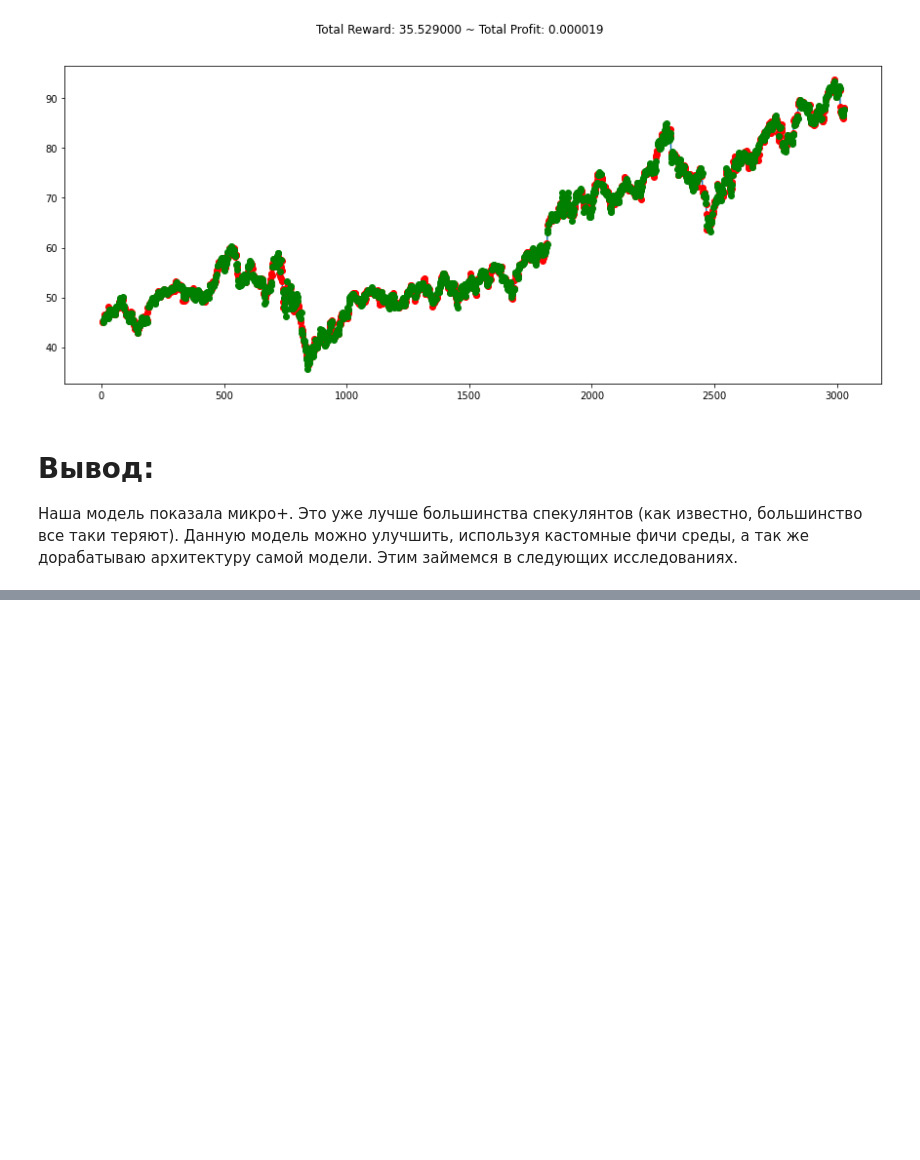
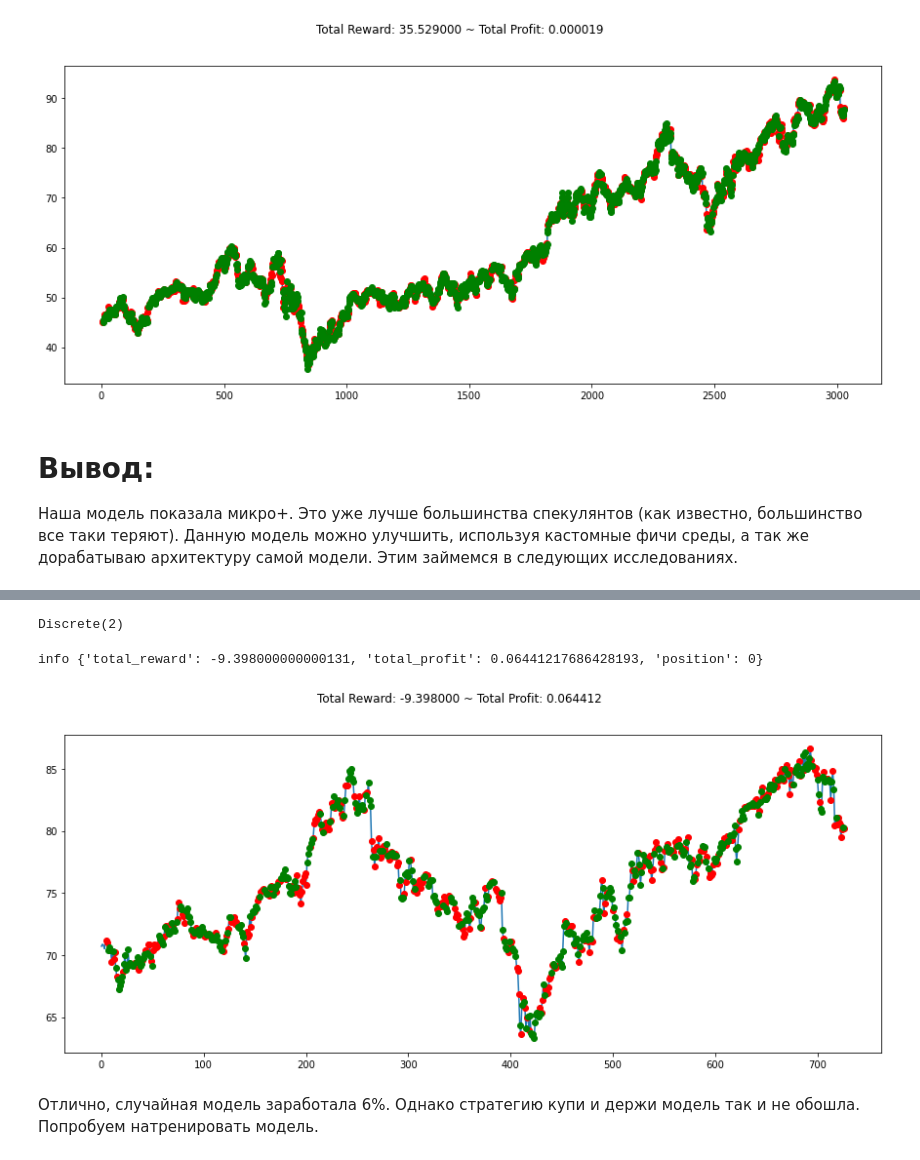
Before and after one commit to IaroslavKonev/Stocks_Market, a Jupyter notebook: PG - RL.ipynb, the cells around one changed output, grey strips where cells are left out. Cells and saved outputs as stored; diff of their text form; code cells hidden in the pictures; blank space fills up the shorter version.

```diff
--- a/PG - RL.ipynb
+++ b/PG - RL.ipynb
@@ -188,0 +253,2 @@ plt.show()
+# %%
+df = df.drop("OpenInt", axis=1)
@@ -188,0 +259,2 @@ plt.show()
+# %%
+df = df.dropna()
@@ -188,0 +282,7 @@ plt.show()
+# %%
+# Создаем константы
+WEEK = 5
+TRAIN = int(len(df)*.75)
+# %%
+# Создаем среду
+env = gym.make('stocks-v0', df=df, frame_bound=(WEEK,TRAIN), window_size=WEEK)
@@ -188,0 +300,24 @@ plt.show()
+# %%
+# Проверяем действия агента (их должно быть 2: покупка или продажа)
+env.action_space
+# %% [output]
+Discrete(2)
+# %%
+# Запускаем агента в среде со случайным порядком действий
+state = env.reset()
+while True:
+    action = env.action_space.sample()
+    n_state, reward, done, info = env.step(action)
+    if done:
+        print("info", info)
+        break
+
+plt.figure(figsize=(15,6))
+plt.cla()
+env.render_all()
+plt.show()
+# %% [output]
+info {'total_reward': -9.398000000000131, 'total_profit': 0.06441217686428193, 'position': 0}
+[figure, added]
+# %% [markdown]
+Отлично, случайная модель заработала 6%. Однако стратегию купи и держи модель так и не обошла. Попробуем натренировать модель.
```
Also changed, not shown: parts of 24 cells of this notebook.
